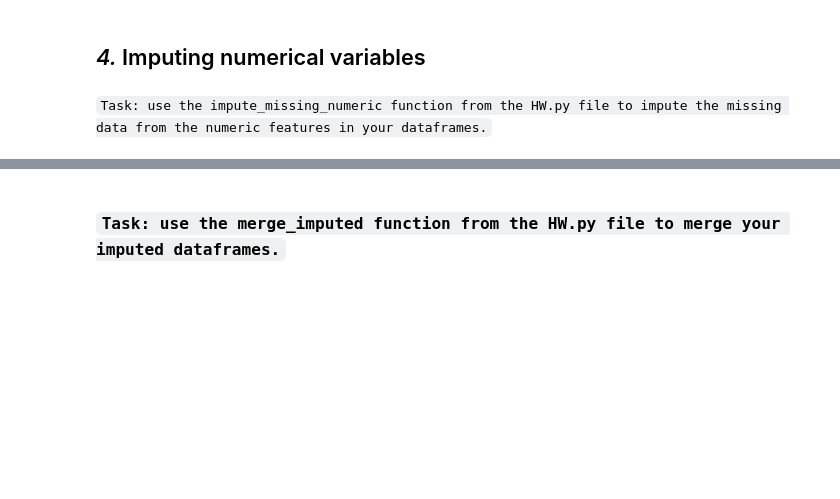
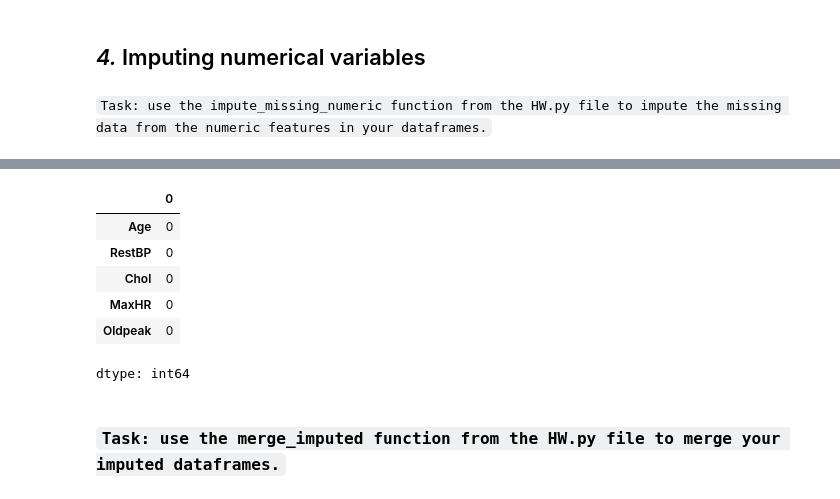
Before and after one commit to 1500-Shubham/Stockholm_University, a Jupyter notebook: DS/HW3/HW3_instructions_25.ipynb, the cells around one changed output, grey strips where cells are left out. Cells and saved outputs as stored; diff of their text form; code cells hidden in the pictures; blank space fills up the shorter version.

```diff
--- a/DS/HW3/HW3_instructions_25.ipynb
+++ b/DS/HW3/HW3_instructions_25.ipynb
@@ -589,2 +661,12 @@ Lasso does not accept missing values encoded as NaN natively. For supervised lea
+# %%
+X_val_imputed_num.isna().sum()
+# %% [output]
+|  | 0 |
+| Age | 0 |
+| RestBP | 0 |
+| Chol | 0 |
+| MaxHR | 0 |
+| Oldpeak | 0 |
+dtype: int64
 # %% [markdown]
 ### ` Task: use the merge_imputed function from the HW.py file to merge your imputed dataframes. `
```
Also changed, not shown: parts of 15 cells of this notebook.
